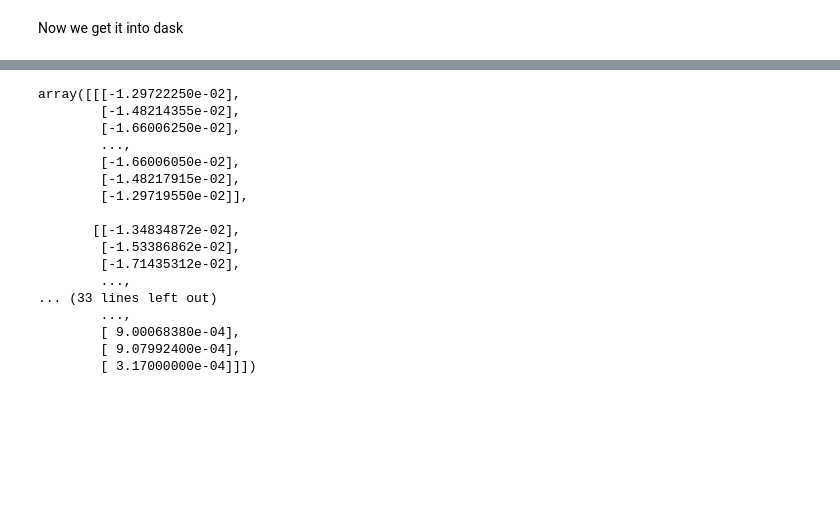
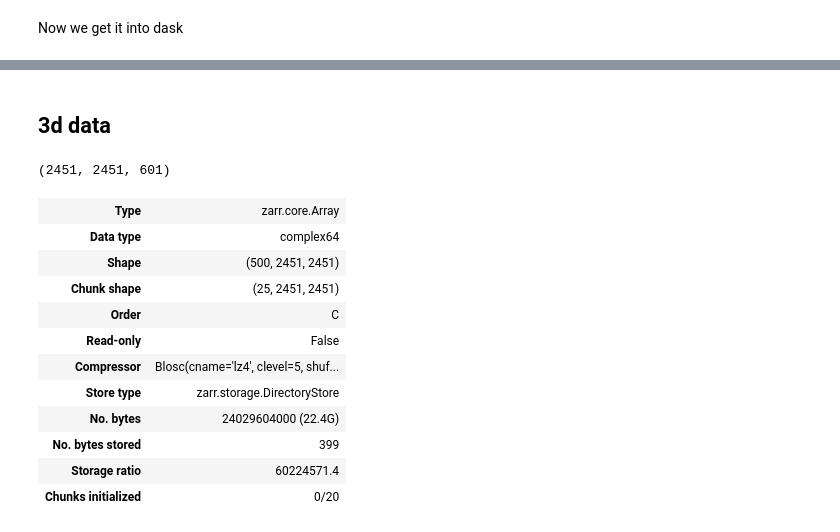
Before and after one commit to PyLops/pylops_notebooks, a Jupyter notebook: developement-distributed/Zarr.ipynb, the cells around one changed output, grey strips where cells are left out. Cells and saved outputs as stored; diff of their text form; code cells hidden in the pictures; blank space fills up the shorter version.

```diff
--- a/developement-distributed/Zarr.ipynb
+++ b/developement-distributed/Zarr.ipynb
@@ -91,21 +96,9 @@ xda
-# %%
-yda = da.matmul(Rda, xda)
-yda.compute()
-# %% [output]
-array([[[-1.29722250e-02],
-        [-1.48214355e-02],
-        [-1.66006250e-02],
-        ...,
-        [-1.66006050e-02],
-        [-1.48217915e-02],
-        [-1.29719550e-02]],
-
-       [[-1.34834872e-02],
-        [-1.53386862e-02],
-        [-1.71435312e-02],
-        ...,
-... (33 lines left out)
-        ...,
-        [ 9.00068380e-04],
-        [ 9.07992400e-04],
-        [ 3.17000000e-04]]])
+# %% [markdown]
+## 3d data
+# %%
+R = np.load('../data/marchenko/3DMarchenko_data_samesrcrec.npz')['data']
+R = np.swapaxes(R, 0, 1) # R[r, s, f] (for data with dipole source, you need to integrate over sources)
+nr, ns, nt = R.shape
+print(R.shape)
+# %% [output]
+(2451, 2451, 601)
@@ -111,0 +107,20 @@ array([[[-1.29722250e-02],
+# %%
+Rstore = zarr.DirectoryStore(os.environ["STORE_PATH"]+'Marchenko3D/input3D.zarr')
+Rzaar = zarr.create(store=Rstore, overwrite=True,
+                    shape=(nfmax, ns, nr), chunks=(nfmax // 20, ns, nr),
+                    dtype=np.complex64)
+# %%
+Rzaar.info
+# %% [output]
+| Type | zarr.core.Array |
+| Data type | complex64 |
+| Shape | (500, 2451, 2451) |
+| Chunk shape | (25, 2451, 2451) |
+| Order | C |
+| Read-only | False |
+| Compressor | Blosc(cname='lz4', clevel=5, shuf... |
+| Store type | zarr.storage.DirectoryStore |
+| No. bytes | 24029604000 (22.4G) |
+| No. bytes stored | 399 |
+| Storage ratio | 60224571.4 |
+| Chunks initialized | 0/20 |
```
Also changed, not shown: parts of 21 cells of this notebook, 2 other files.
